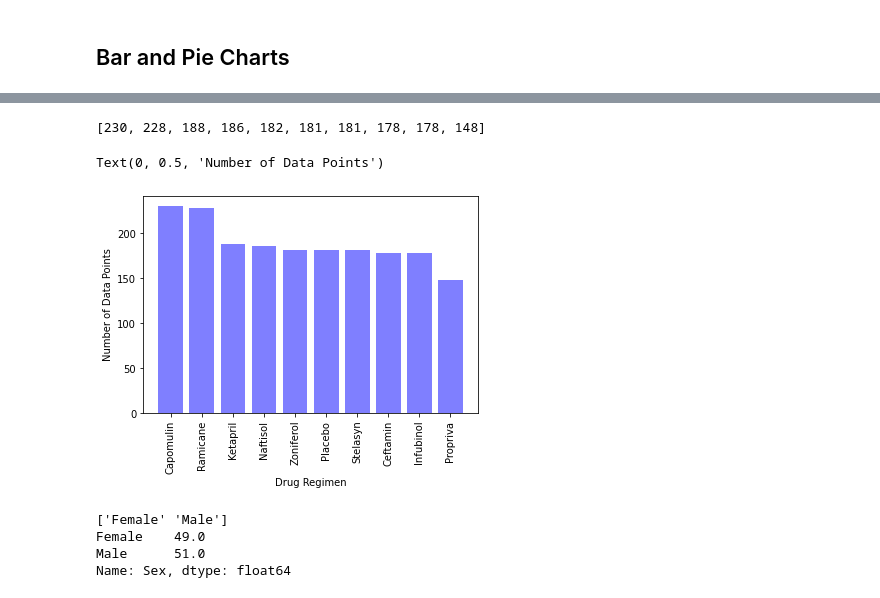
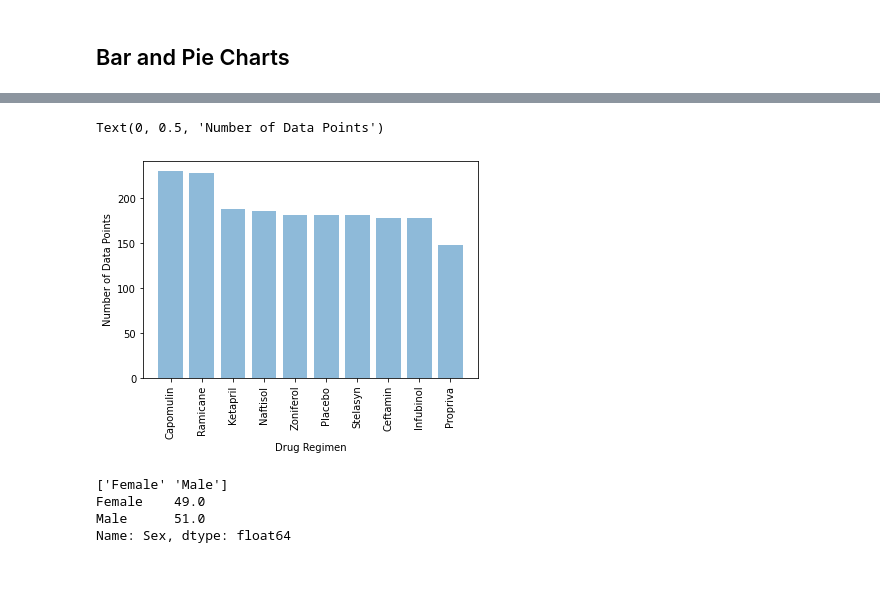
Before and after one commit to Witwer93/matplotlib-pymaceuticals, a Jupyter notebook: pymaceuticals.ipynb, the cells around one changed output, grey strips where cells are left out. Drawn from its saved outputs; the diff is of its cells as text; code cells hidden in the pictures.

Commit message:
completed bar charts for pandas and pyplot

```diff
--- a/pymaceuticals.ipynb
+++ b/pymaceuticals.ipynb
@@ -129,32 +151,32 @@ TypeError: Must provide 'func' or tuples of '(column, aggfunc).
 # %%
-# Generate a bar plot showing the total number of unique mice tested on each drug regimen using pandas.
+# Generate a bar plot showing the total number of unique mice tested on each drug regimen using pyplot.
+
 #gather values for y axis
 mice_drug_count = list(clean_df['Drug Regimen'].value_counts())
 
 #gather ordered list of drug names
 drugs = pd.DataFrame(group['Drug Regimen'].count())
 #won't let you sort when column and index is "drug regimen"
 drugs = drugs.rename(columns={'Drug Regimen': 'Count'})
 #sort
 drugs = drugs.sort_values(by= ['Count'], ascending=False)
 #convert to list to pass to plt.bar
 drug_names = drugs.index.to_list()
 
 
 #print(names)
 #df.groupby('cokey').apply(pd.DataFrame.sort_values, 'A', ascending=False)
 #drugs = drugs.sort()
 #drugs = list(clean_df['Drug Regimen'].unique())
 #drugs #= drugs.rank()
 #drugs = np.arange(len(mice_drug_count))
 #print(drugs)
 
 
-plt.bar(drug_names, mice_drug_count, color='b', alpha=0.5)
+plt.bar(drug_names, mice_drug_count, color='tab:blue', alpha=0.5)
 plt.xticks(rotation = 'vertical')
 plt.xlabel("Drug Regimen")
 plt.ylabel("Number of Data Points")
 # %% [output]
-[230, 228, 188, 186, 182, 181, 181, 178, 178, 148]
+Text(0, 0.5, 'Number of Data Points')
-Text(0, 0.5, 'Number of Data Points')
-[figure, old version]
+[figure, new version]
```
Also changed, not shown: parts of 4 cells of this notebook.
